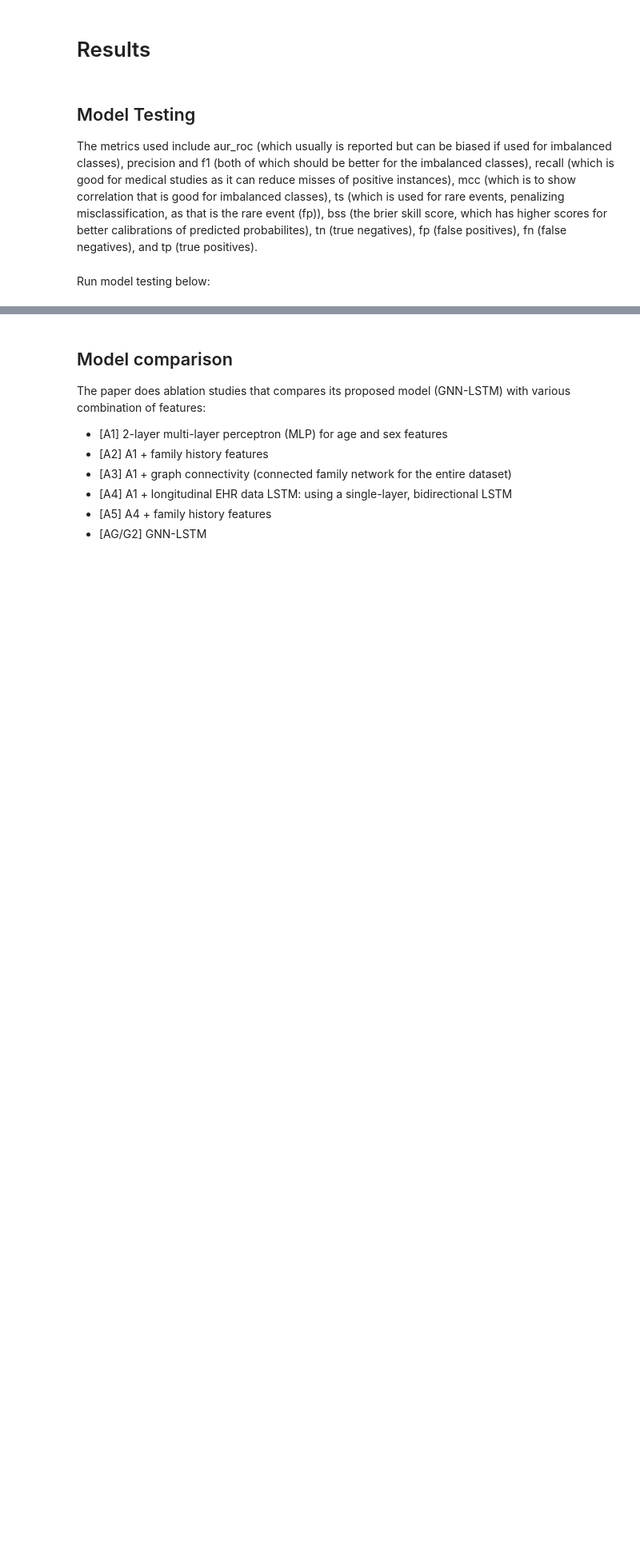
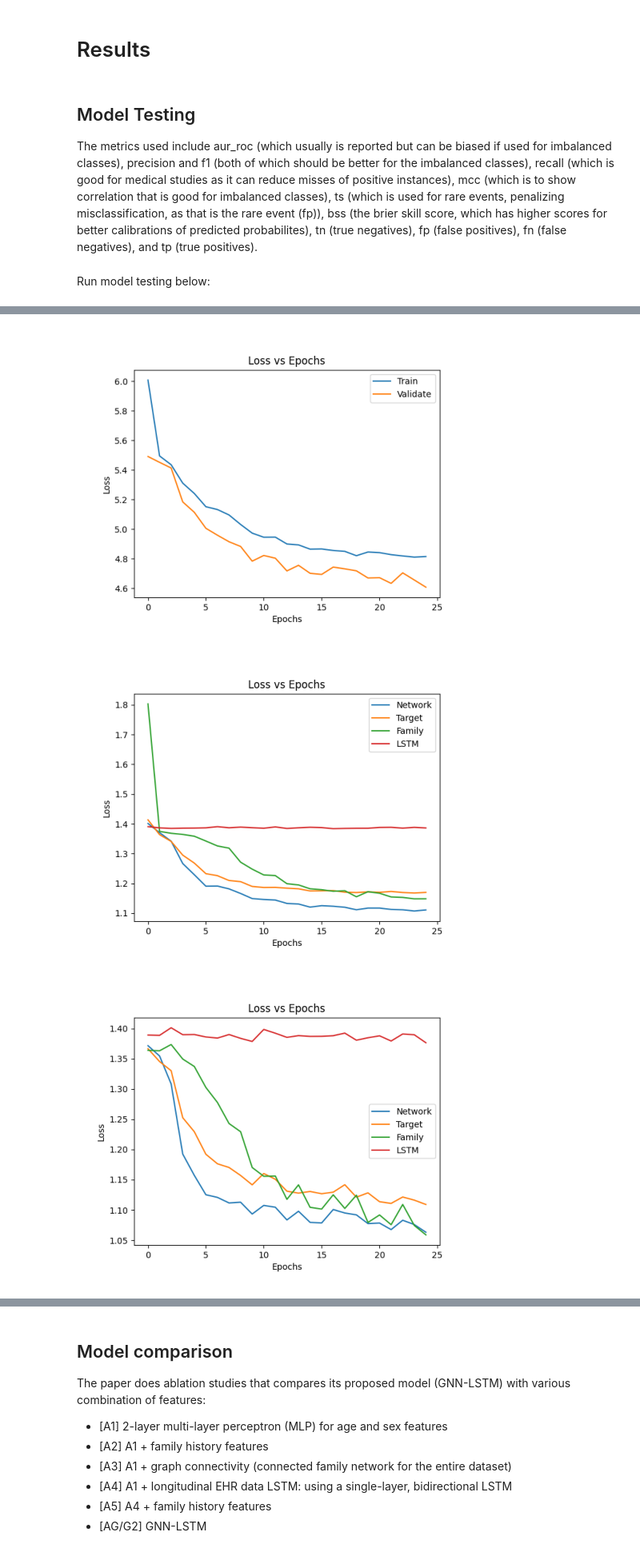
Before and after one commit to amelia2801/CS598-DLH-Team56, a Jupyter notebook: DL4H_Team_56.ipynb, the cells around one changed output, grey strips where cells are left out. Shown at 80% size. Drawn from its saved outputs; the diff is of its cells as text; code cells hidden in the pictures; blank space fills up the shorter version.

```diff
--- a/DL4H_Team_56.ipynb
+++ b/DL4H_Team_56.ipynb
@@ -940,16 +992,24 @@ Our MCC has a very similar case - it is much higher than the highest MCC they ha
 # %%
-train_loss_png = mpimg.imread(root_url + '/results/explainability_experiment_train_loss.png')
-train_seperate_loss_png = mpimg.imread(root_url + '/results/explainability_experiment_train_separate_loss.png')
-validate_seperate_loss_png = mpimg.imread(root_url + '/results/explainability_experiment_validate_separate_loss.png')
+path_25epochs = outpath + '/explainability_experiment_25epochs'
+train_loss_png = mpimg.imread(path_25epochs + '/explainability_experiment_train_loss_25epochs.png')
+train_seperate_loss_png = mpimg.imread(path_25epochs + '/explainability_experiment_train_separate_loss_25epochs.png')
+validate_seperate_loss_png = mpimg.imread(path_25epochs + '/explainability_experiment_validate_separate_loss_25epochs.png')
 
 plt.imshow(train_loss_png)
 plt.axis('off')
 plt.show()
 
 plt.imshow(train_seperate_loss_png)
 plt.axis('off')
 plt.show()
 
 plt.imshow(validate_seperate_loss_png)
 plt.axis('off')
 plt.show()
+
+gnnlstm_stats = pd.read_csv(path_25epochs + '/explainability_experiment_stats_25epochs.csv').tail(11).rename(columns={'value':'GNN LSTM values'})
+gnnlstm_stats
+# %% [output]
+[figure, added]
+[figure, added]
+[figure, added]
```
Also changed, not shown: parts of 36 cells of this notebook.
